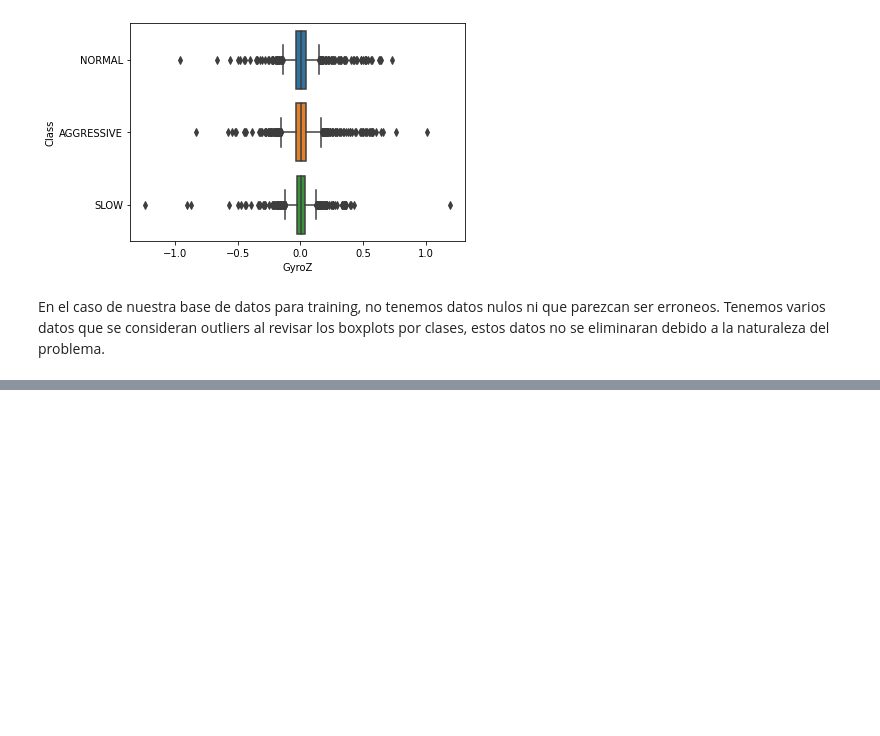
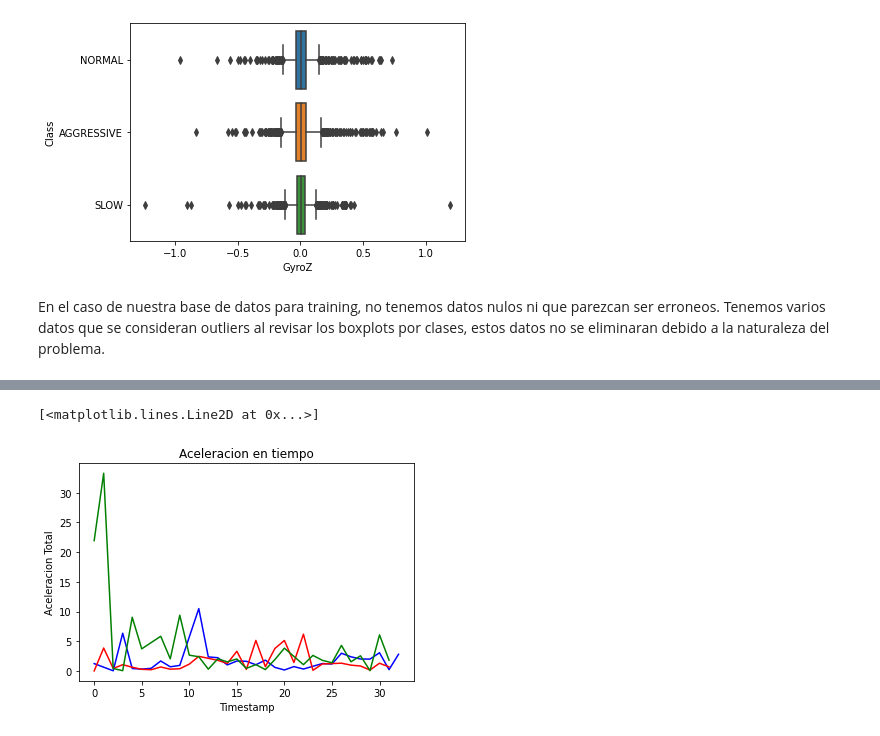
Before and after one commit to NoMolestar/Driving-Behavior-IA, a Jupyter notebook: code/Driving_Behavior.ipynb, the cells around one changed output, grey strips where cells are left out. Drawn from its saved outputs; the diff is of its cells as text; code cells hidden in the pictures; blank space fills up the shorter version.

```diff
--- a/code/Driving_Behavior.ipynb
+++ b/code/Driving_Behavior.ipynb
@@ -169,0 +256,19 @@ En el caso de nuestra base de datos para training, no tenemos datos nulos ni que
+# %%
+Aacc = (t_trainAggressive['AccX']**2+t_trainAggressive['AccY']**2+t_trainAggressive['AccZ']**2)
+Nacc = (t_trainNormal['AccX']**2+t_trainNormal['AccY']**2+t_trainNormal['AccZ']**2)
+Sacc = (t_trainSlow['AccX']**2+t_trainSlow['AccY']**2+t_trainSlow['AccZ']**2)
+# %%
+plt.title('Aceleracion en tiempo')
+plt.xlabel('Timestamp')
+plt.ylabel('Aceleracion Total')
+tS = t_trainSlow['Timestamp'][:30]-t_trainSlow['Timestamp'].min()
+tN = t_trainNormal['Timestamp'][:30]-t_trainNormal['Timestamp'].min()
+tA = t_trainAggressive['Timestamp'][:30]-t_trainAggressive['Timestamp'].min()
+
+
+plt.plot(tS, Sacc[:30], color='blue')
+plt.plot(tN, Nacc[:30], color='red')
+plt.plot(tA, Aacc[:30], color='green')
+# %% [output]
+[<matplotlib.lines.Line2D at 0x...>]
+[figure, added]
```
Also changed, not shown: parts of 13 cells of this notebook.
